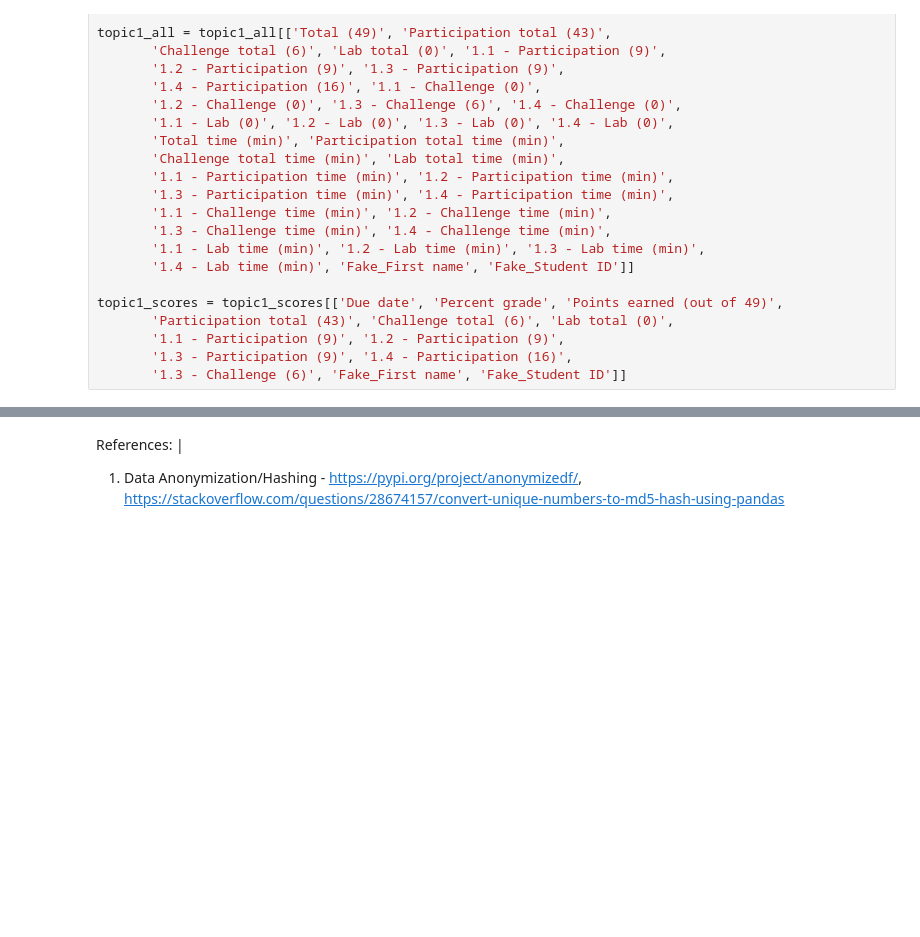
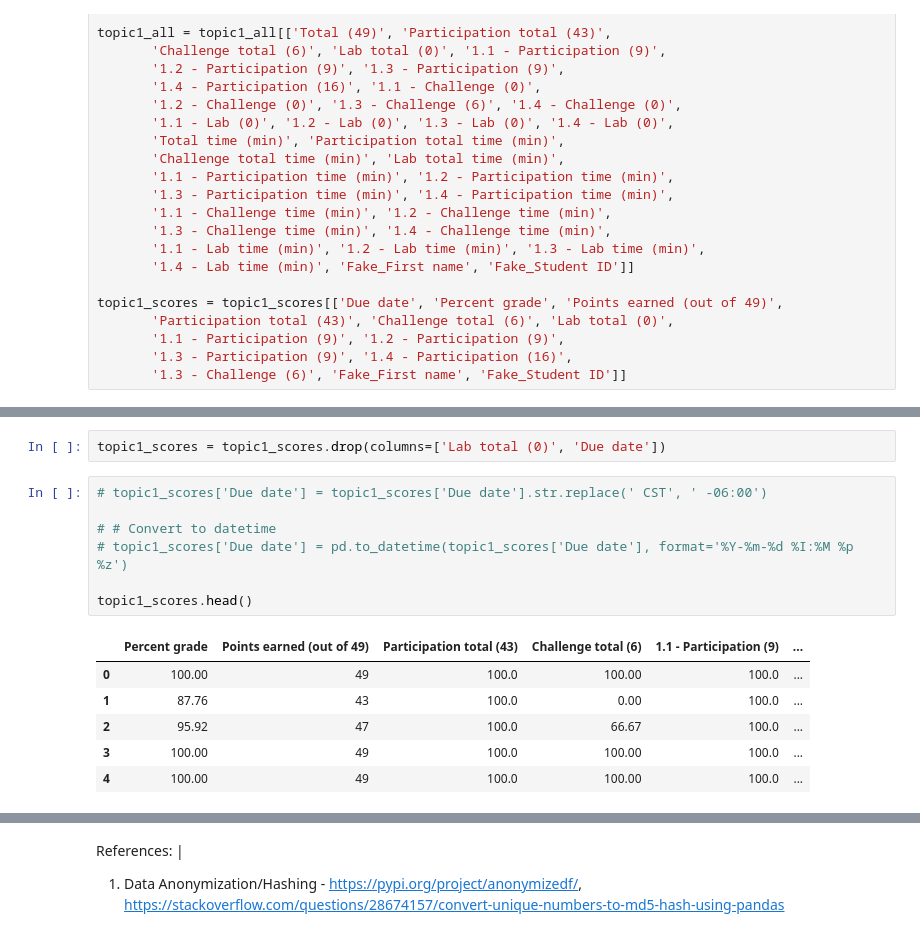
Before and after one commit to nikitasthakur/Student-Performance-Analysis, a Jupyter notebook: data cleaning/data_cleaning.ipynb, the cells around one changed output, grey strips where cells are left out. Cells and saved outputs as stored; diff of their text form; blank space fills up the shorter version.

```diff
--- a/data cleaning/data_cleaning.ipynb
+++ b/data cleaning/data_cleaning.ipynb
@@ -90,0 +109,16 @@ topic1_all['1.2 - Participation (9)'].nunique()
+# %%
+topic1_scores = topic1_scores.drop(columns=['Lab total (0)', 'Due date'])
+# %%
+# topic1_scores['Due date'] = topic1_scores['Due date'].str.replace(' CST', ' -06:00')
+
+# # Convert to datetime
+# topic1_scores['Due date'] = pd.to_datetime(topic1_scores['Due date'], format='%Y-%m-%d %I:%M %p %z')
+
+topic1_scores.head()
+# %% [output]
+|  | Percent grade | Points earned (out of 49) | Participation total (43) | Challenge total (6) | 1.1 - Participation (9) | ... |
+| 0 | 100.00 | 49 | 100.0 | 100.00 | 100.0 | ... |
+| 1 | 87.76 | 43 | 100.0 | 0.00 | 100.0 | ... |
+| 2 | 95.92 | 47 | 100.0 | 66.67 | 100.0 | ... |
+| 3 | 100.00 | 49 | 100.0 | 100.00 | 100.0 | ... |
+| 4 | 100.00 | 49 | 100.0 | 100.00 | 100.0 | ... |
```
Also changed, not shown: parts of 10 cells of this notebook, 3 other files.
